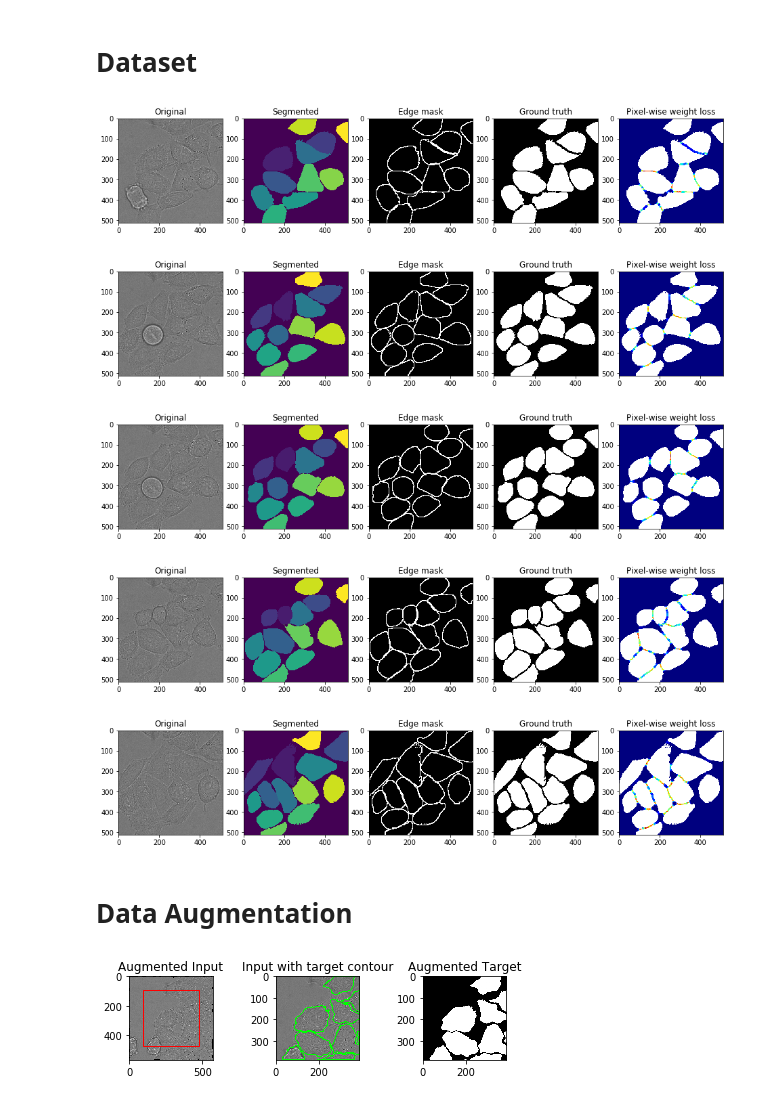
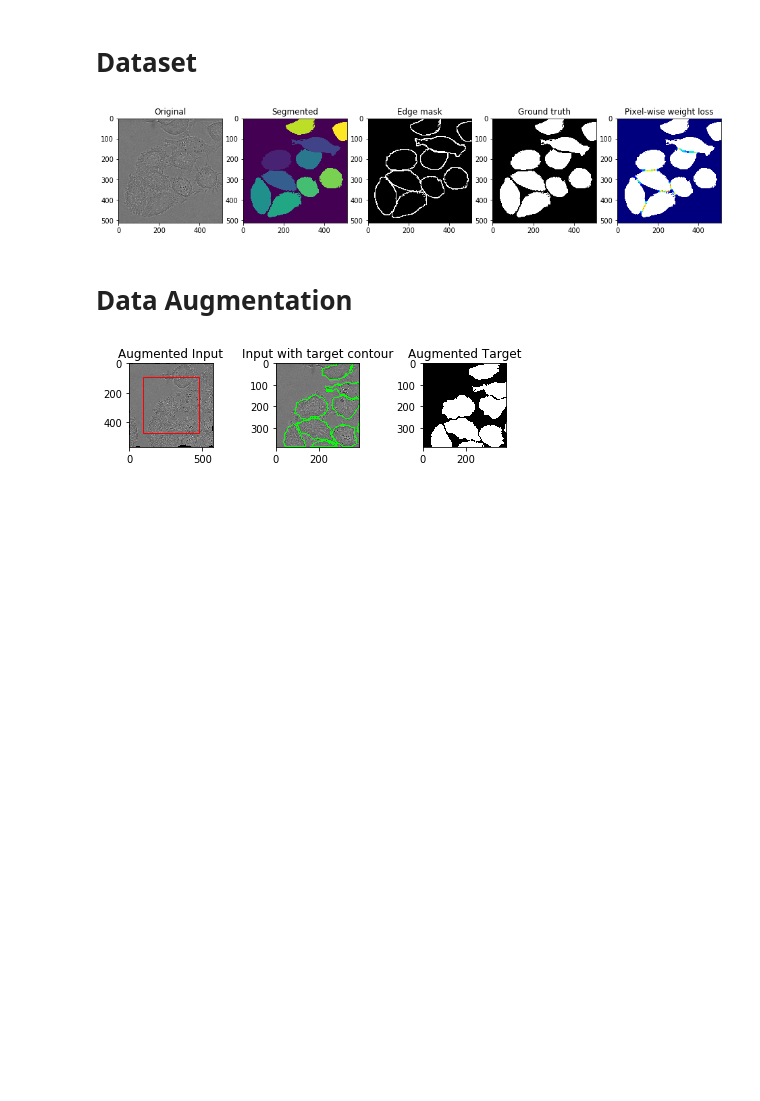
Before and after one commit to nsirons/DL-unet, a Jupyter notebook: main.ipynb, the cells around one changed output. Saved outputs shown, nothing was run; the diff lists cells and outputs as text; code cells hidden in the pictures; blank space fills up the shorter version.

```diff
--- a/main.ipynb
+++ b/main.ipynb
@@ -49,7 +59,7 @@ target_path = os.path.join(CUR_DIR, "data", f"{DATASET}-training", "01_GT", "SEG
 training_path = os.path.join(CUR_DIR, "data", f"{DATASET}-training", "01")
 target = os.listdir(target_path)
 # for i in range(len(target)):
-for i in range(5):
+for i in range(1):
     # load images
     img = cv.imread(os.path.join(target_path, target[i]), -1)
     img_og = cv.imread(os.path.join(training_path, f"t{target[i][7:]}"))
@@ -80,38 +90,34 @@ for i in range(5):
     for cls in np.unique(img):
         s = np.sum(img==cls)
         wc[gt==cls] = 1/s
     wc = wc / np.max(wc)  # normalize
 
     w0 = 10
     sigma = 5
     d1 = img.shape[0]*img.shape[1]*np.ones(img.shape)
     d2 = np.zeros(img.shape)
 
     dsts = []
     for cls in np.unique(img)[1:]:
         new_bin = np.zeros(img.shape)
         a = gt!=cls
         b = gt!=0
         new_bin[a & b] = 255
         gt_bin = 255-new_bin.astype(np.uint8)
         dst = cv.distanceTransform(src=gt_bin, distanceType=cv.DIST_L2, maskSize=3)
         d1 = np.minimum(d1, dst)
         d2 = np.maximum(d2, dst)
 
     loss_img = wc + w0*np.exp(-(d1+d2)**2 / (2*sigma**2))
     loss_img[gt > 0] = np.nan  # cells dont have loss (or loss=0?)
 
     plt.subplot(1,5,5)
     plt.imshow(loss_img, cmap='jet')
 
     plt.title("Pixel-wise weight loss")
     plt.show()
 # %% [output]
-[figure, old version]
+[figure, new version]
-[figure, removed]
-[figure, removed]
-[figure, removed]
-[figure, removed]
 # %% [markdown]
 # Data Augmentation
 # %%
@@ -174,7 +180,7 @@ class ImageDataset(Dataset):
                 self.target.append(gt_bin)
 
     def __len__(self):
-        return 4*len(self.image)
+        return 2*len(self.image)
 
     def __getitem__(self, idx):
         i = idx // 4
@@ -184,8 +190,9 @@ class ImageDataset(Dataset):
         target = mirror_transform(self.target[i][x:x+388, y:y+388])
         inp, gt = elastic_transform((image, target), alpha=self.alpha, sigma=self.sigma)
         gt = gt[92:388+92, 92:388+92]
+        gt[gt > 0] = 1
         return transforms.ToTensor()(inp.astype('float32')), \
-               transforms.ToTensor()(gt.astype('long'))
+               transforms.ToTensor()(gt).long()
 
 
 # init ImageDataset
@@ -206,7 +213,7 @@ for i in range(1):
     # Add the patch to the Axes
     ax1.add_patch(rect)
     ax1.set_title("Augmented Input")
-
+    gt = gt[0,:,:].reshape((1,388,388))
     gt = gt.reshape(gt.shape[1:]).numpy().astype(np.uint8)
     contours, hierarchy = cv.findContours(gt, cv.RETR_TREE, cv.CHAIN_APPROX_SIMPLE)
     image = cv.cvtColor(img.reshape(img.shape[1:])[92:92+388,92:92+388].numpy().astype(np.uint8),cv.COLOR_GRAY2RGB)
@@ -218,9 +225,6 @@ for i in range(1):
     ax3.set_title("Augmented Target")
     fig.tight_layout()
     plt.show()
-
-# init DataLoader
-data_loader = DataLoader(transformed_dataset, batch_size=4, shuffle=True)
 # %% [output]
-[figure, old version]
+[figure, new version]
 # %%
```
Also changed, not shown: parts of 13 cells of this notebook, 1 other file.
